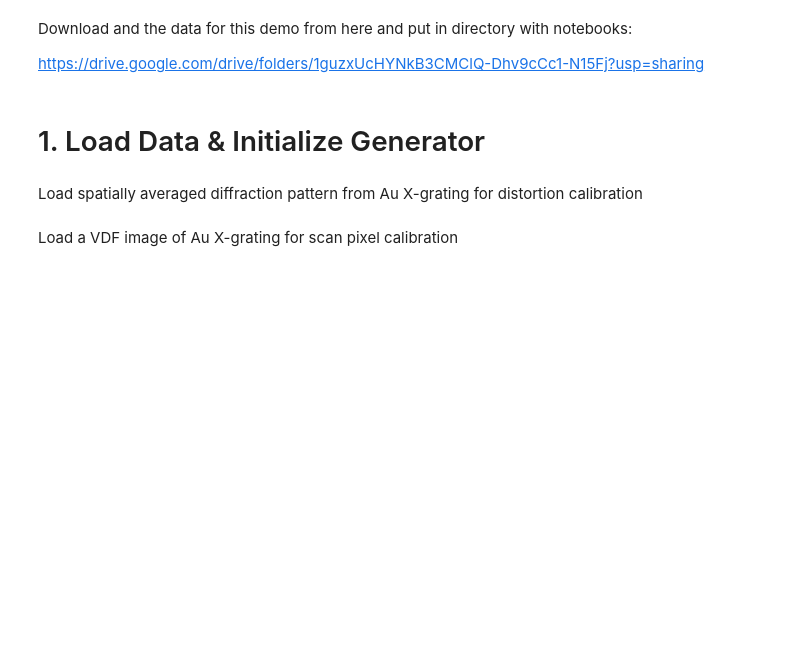
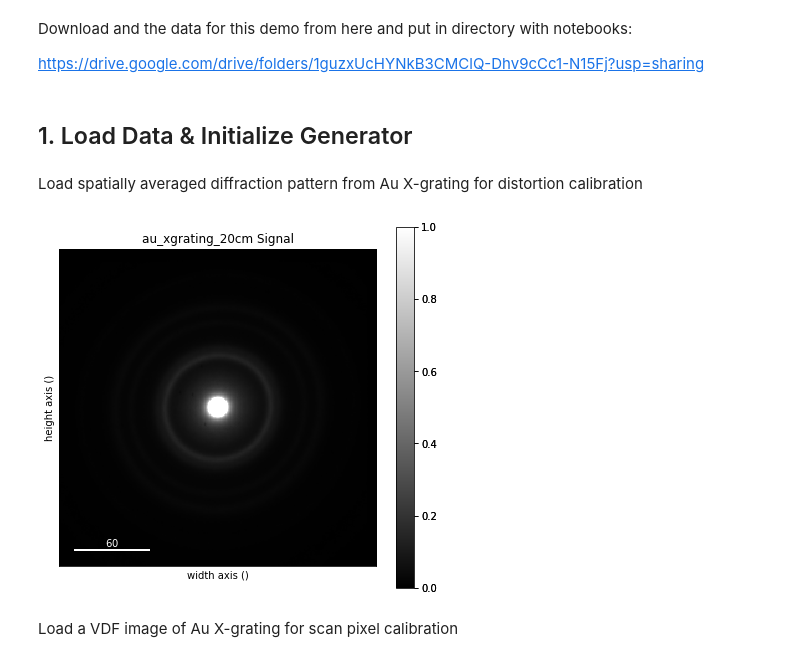
Before and after one commit to pyxem/pyxem-demos, a Jupyter notebook: 03 Reference Standards - Dimension Calibrations - Rotation Calibrations.ipynb, the cells around one changed output. Drawn from its saved outputs; the diff is of its cells as text; code cells hidden in the pictures; blank space fills up the shorter version.

```diff
--- a/03 Reference Standards - Dimension Calibrations - Rotation Calibrations.ipynb
+++ b/03 Reference Standards - Dimension Calibrations - Rotation Calibrations.ipynb
@@ -25,11 +25,15 @@ Download and the data for this demo from here and put in directory with notebook
 
 https://drive.google.com/drive/folders/1guzxUcHYNkB3CMClQ-Dhv9cCc1-N15Fj?usp=sharing
 # %% [markdown]
-# <a id='ini'></a> 1. Load Data & Initialize Generator
+<a id='ini'></a>
+## 1. Load Data & Initialize Generator
 # %% [markdown]
 Load spatially averaged diffraction pattern from Au X-grating for distortion calibration
 # %%
-au_dpeg = pxm.load('./data/03/au_xgrating_20cm.tif')
+au_dpeg = hs.load('./data/03/au_xgrating_20cm.tif')
+au_dpeg.plot(vmax=1)
+# %% [output]
+[figure, added]
 # %% [markdown]
 Load a VDF image of Au X-grating for scan pixel calibration
 # %%
```
Also changed, not shown: parts of 39 cells of this notebook, 8 other files.
